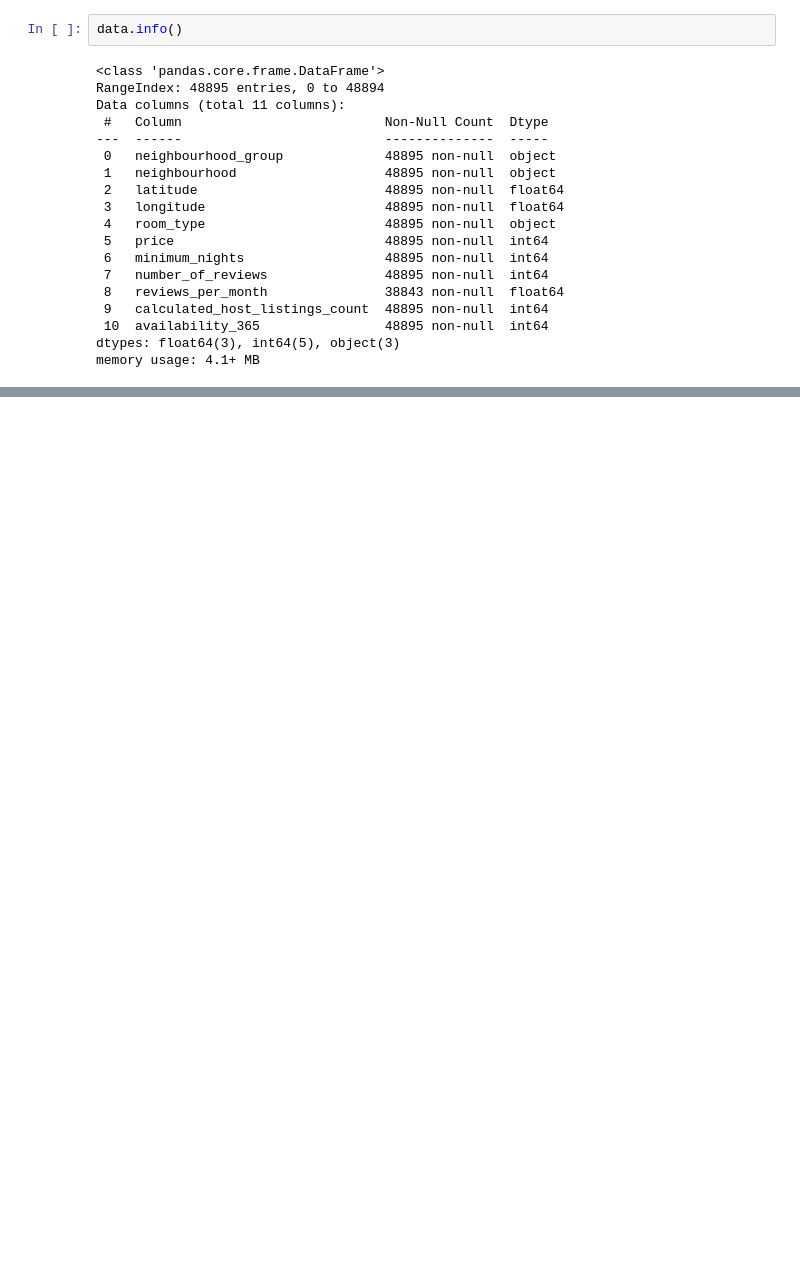
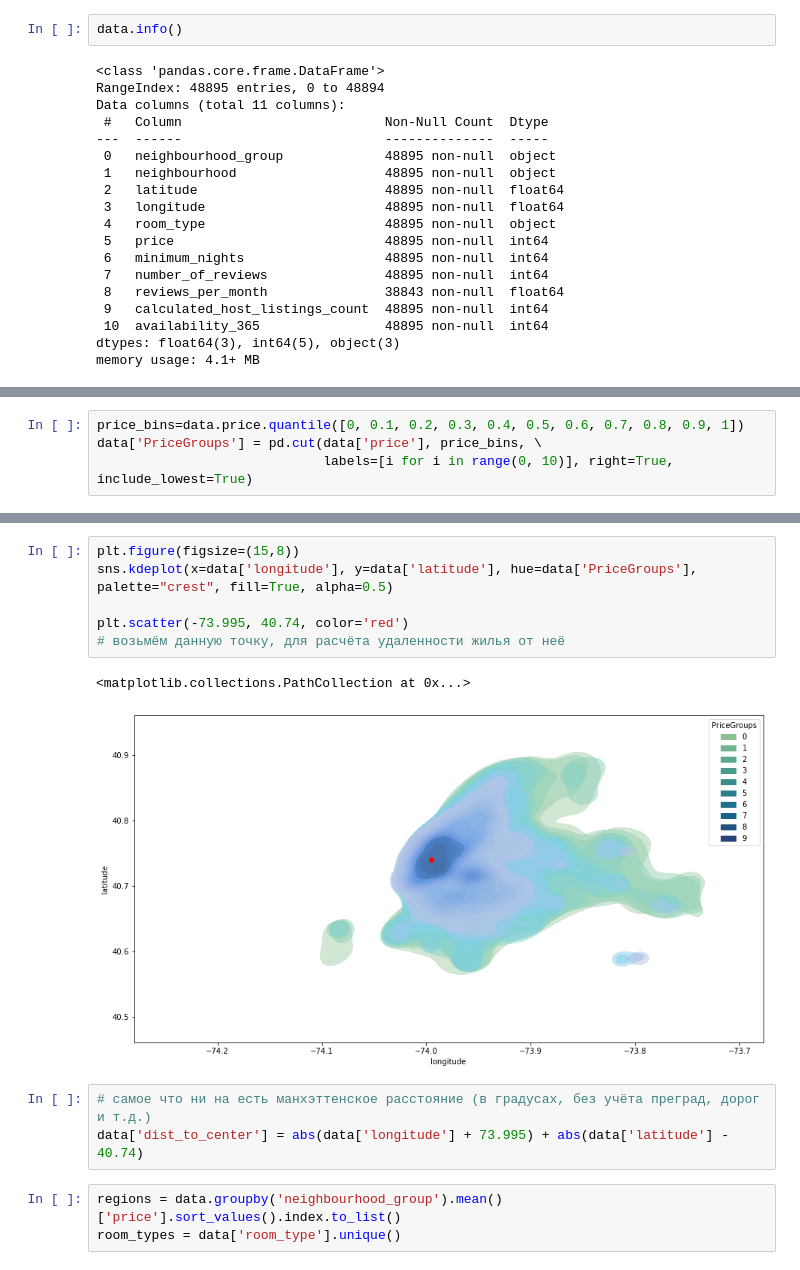
Before and after one commit to grannycola/my_projects, a Jupyter notebook: hw-5/model.ipynb, the cells around one changed output, grey strips where cells are left out. Cells and saved outputs as stored; diff of their text form; blank space fills up the shorter version.

```diff
--- a/hw-5/model.ipynb
+++ b/hw-5/model.ipynb
@@ -52,0 +77,4 @@ room_types = data['room_type'].unique()
+# %%
+price_bins=data.price.quantile([0, 0.1, 0.2, 0.3, 0.4, 0.5, 0.6, 0.7, 0.8, 0.9, 1])
+data['PriceGroups'] = pd.cut(data['price'], price_bins, \
+                             labels=[i for i in range(0, 10)], right=True, include_lowest=True)
@@ -52,0 +106,15 @@ room_types = data['room_type'].unique()
+# %%
+plt.figure(figsize=(15,8))
+sns.kdeplot(x=data['longitude'], y=data['latitude'], hue=data['PriceGroups'], palette="crest", fill=True, alpha=0.5)
+
+plt.scatter(-73.995, 40.74, color='red')
+# возьмём данную точку, для расчёта удаленности жилья от неё
+# %% [output]
+<matplotlib.collections.PathCollection at 0x...>
+[figure, added]
+# %%
+# самое что ни на есть манхэттенское расстояние (в градусах, без учёта преград, дорог и т.д.)
+data['dist_to_center'] = abs(data['longitude'] + 73.995) + abs(data['latitude'] - 40.74)
+# %%
+regions = data.groupby('neighbourhood_group').mean()['price'].sort_values().index.to_list()
+room_types = data['room_type'].unique()
```
Also changed, not shown: parts of 19 cells of this notebook, 1 other file.
